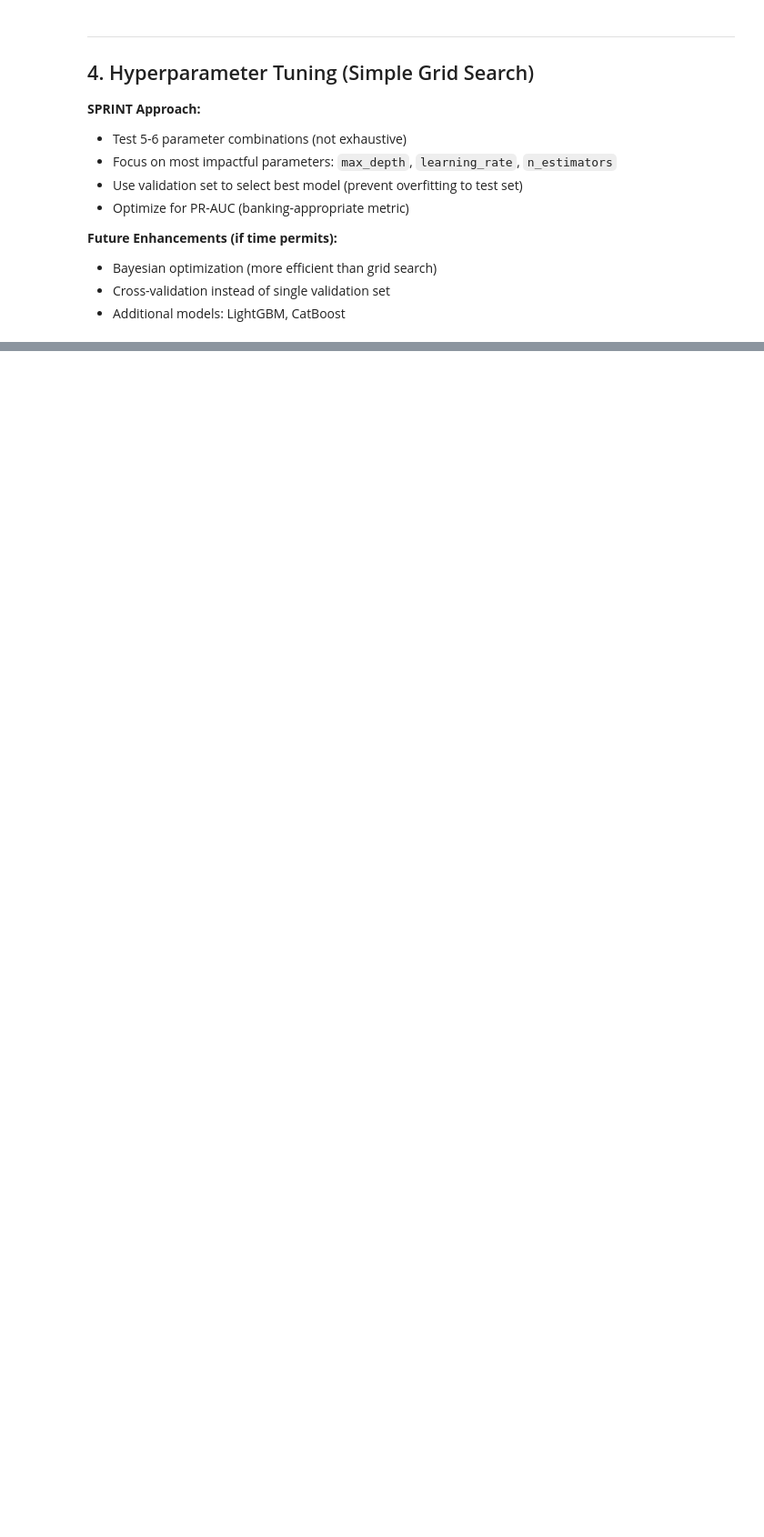
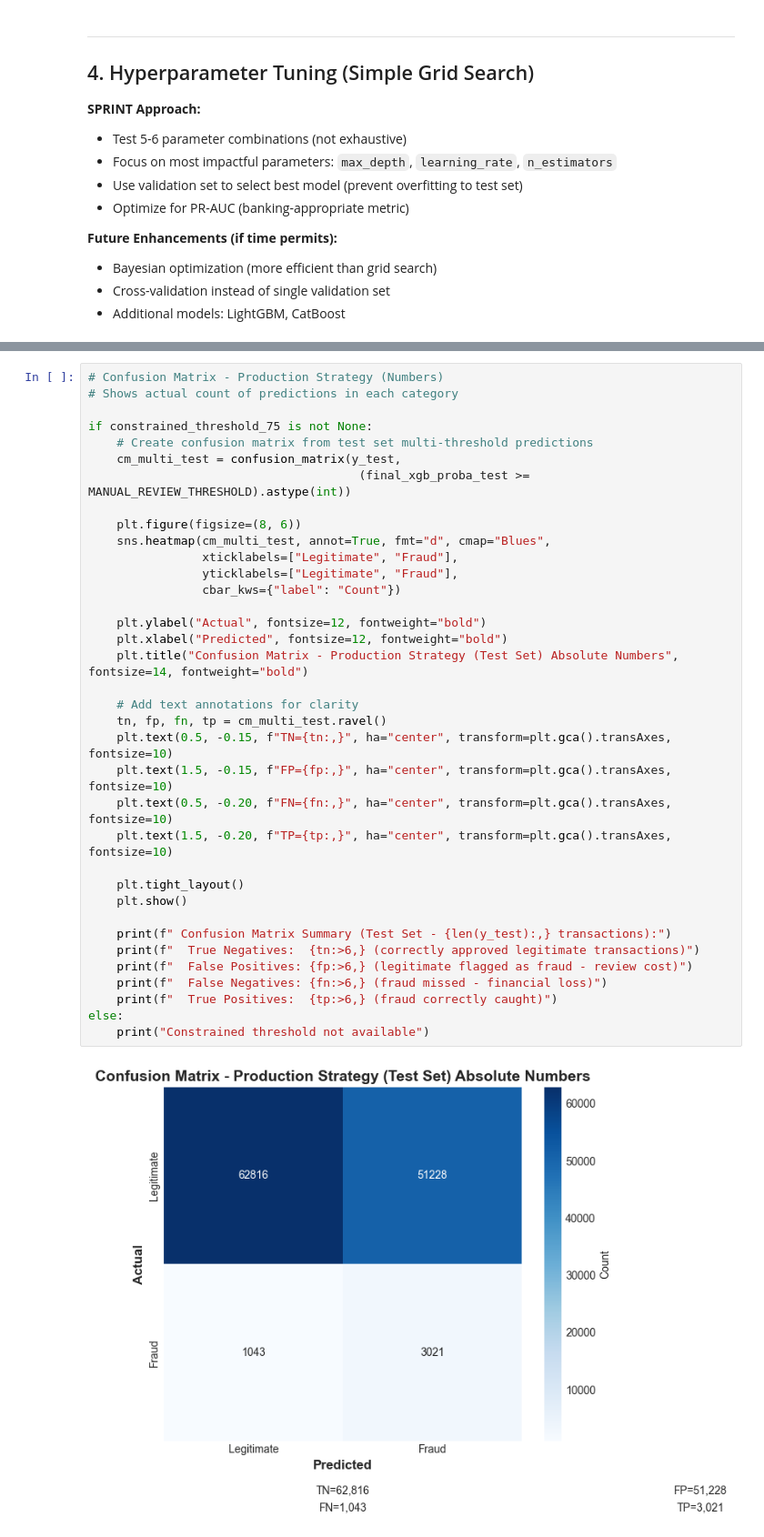
Before and after one commit to JuanCRuizA/Agent-Fraud-Sentinel, a Jupyter notebook: notebooks/modeling/03_model_training.ipynb, the cells around one changed output, grey strips where cells are left out. Shown at 91% size. Cells and saved outputs as stored; diff of their text form; blank space fills up the shorter version.

```diff
--- a/notebooks/modeling/03_model_training.ipynb
+++ b/notebooks/modeling/03_model_training.ipynb
@@ -522,0 +1136,38 @@ print(f"\n👉 Use threshold={optimal_threshold:.3f} in production for minimum e
+# %%
+# Confusion Matrix - Production Strategy (Numbers)
+# Shows actual count of predictions in each category
+
+if constrained_threshold_75 is not None:
+    # Create confusion matrix from test set multi-threshold predictions
+    cm_multi_test = confusion_matrix(y_test,
+                                      (final_xgb_proba_test >= MANUAL_REVIEW_THRESHOLD).astype(int))
+
+    plt.figure(figsize=(8, 6))
+    sns.heatmap(cm_multi_test, annot=True, fmt="d", cmap="Blues",
+                xticklabels=["Legitimate", "Fraud"],
+                yticklabels=["Legitimate", "Fraud"],
+                cbar_kws={"label": "Count"})
+
+    plt.ylabel("Actual", fontsize=12, fontweight="bold")
+    plt.xlabel("Predicted", fontsize=12, fontweight="bold")
+    plt.title("Confusion Matrix - Production Strategy (Test Set) Absolute Numbers", fontsize=14, fontweight="bold")
+
+    # Add text annotations for clarity
+    tn, fp, fn, tp = cm_multi_test.ravel()
+    plt.text(0.5, -0.15, f"TN={tn:,}", ha="center", transform=plt.gca().transAxes, fontsize=10)
+    plt.text(1.5, -0.15, f"FP={fp:,}", ha="center", transform=plt.gca().transAxes, fontsize=10)
+    plt.text(0.5, -0.20, f"FN={fn:,}", ha="center", transform=plt.gca().transAxes, fontsize=10)
+    plt.text(1.5, -0.20, f"TP={tp:,}", ha="center", transform=plt.gca().transAxes, fontsize=10)
+
+    plt.tight_layout()
+    plt.show()
+
+    print(f" Confusion Matrix Summary (Test Set - {len(y_test):,} transactions):")
+    print(f"  True Negatives:  {tn:>6,} (correctly approved legitimate transactions)")
+    print(f"  False Positives: {fp:>6,} (legitimate flagged as fraud - review cost)")
+    print(f"  False Negatives: {fn:>6,} (fraud missed - financial loss)")
+    print(f"  True Positives:  {tp:>6,} (fraud correctly caught)")
+else:
+    print("Constrained threshold not available")
+# %% [output]
+[figure, added]
```
Also changed, not shown: parts of 38 cells of this notebook, 3 other files.
